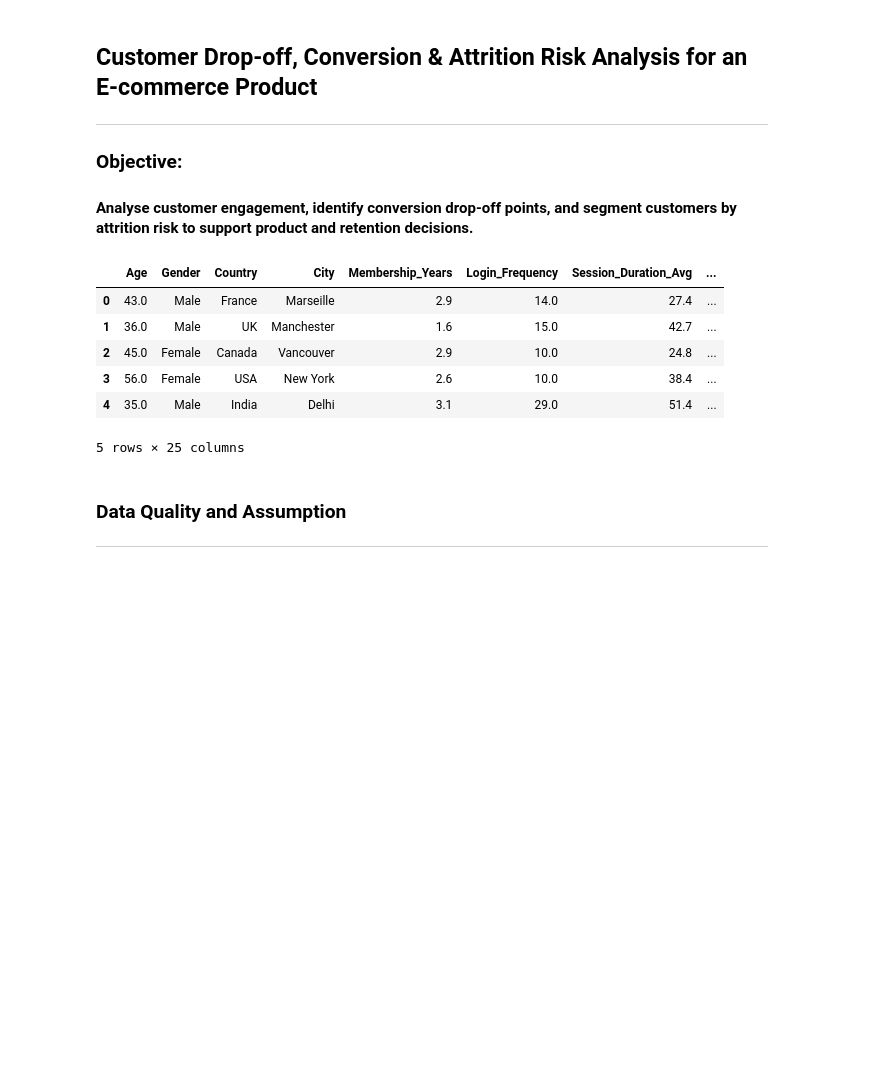
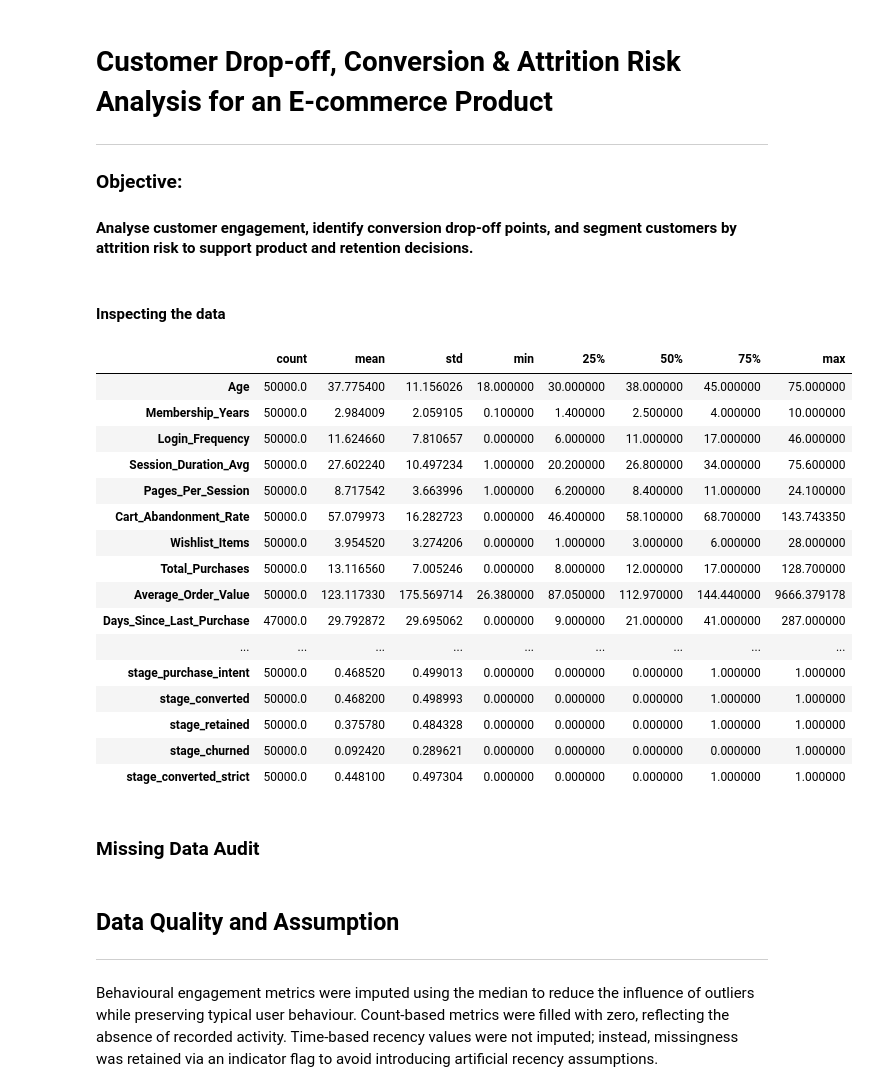
Before and after one commit to SubinDuresh/product-decision-analytics-project, a Jupyter notebook: Notebooks/01_data_cleaning_and_features.ipynb, the cells around one changed output. Drawn from its saved outputs; the diff is of its cells as text; code cells hidden in the pictures; blank space fills up the shorter version.

```diff
--- a/Notebooks/01_data_cleaning_and_features.ipynb
+++ b/Notebooks/01_data_cleaning_and_features.ipynb
@@ -1,20 +1,18 @@
 # %% [markdown]
-<h2>Customer Drop-off, Conversion & Attrition Risk Analysis for an E-commerce Product</h2>
+# Customer Drop-off, Conversion & Attrition Risk Analysis for an E-commerce Product
 
 ---
 
-<h3>Objective:</h3>
-<h4>Analyse customer engagement, identify conversion drop-off points, and segment customers by attrition risk to support product and retention decisions.</h4>
+### Objective:
+#### Analyse customer engagement, identify conversion drop-off points, and segment customers by attrition risk to support product and retention decisions.
 # %%
+# importing the data
 import pandas as pd
-data = pd.read_csv('ecommerce_customer_churn_dataset.csv')
-data.head()
+import numpy as np
+data = pd.read_csv('../data/ecommerce_customer_churn_dataset.csv')
+df = pd.DataFrame(data)
+#initial inspection
+df.head()
-# %% [output]
-|  | Age | Gender | Country | City | Membership_Years | Login_Frequency | Session_Duration_Avg | ... |
-| 0 | 43.0 | Male | France | Marseille | 2.9 | 14.0 | 27.4 | ... |
-| 1 | 36.0 | Male | UK | Manchester | 1.6 | 15.0 | 42.7 | ... |
-| 2 | 45.0 | Female | Canada | Vancouver | 2.9 | 10.0 | 24.8 | ... |
-| 3 | 56.0 | Female | USA | New York | 2.6 | 10.0 | 38.4 | ... |
-| 4 | 35.0 | Male | India | Delhi | 3.1 | 29.0 | 51.4 | ... |
-5 rows × 25 columns
+# %% [markdown]
+#### Inspecting the data
 # %%
@@ -21,0 +22,22 @@ data.info()
+# %%
+df.describe().T
+# %% [output]
+|  | count | mean | std | min | 25% | 50% | 75% | max |
+| Age | 50000.0 | 37.775400 | 11.156026 | 18.000000 | 30.000000 | 38.000000 | 45.000000 | 75.000000 |
+| Membership_Years | 50000.0 | 2.984009 | 2.059105 | 0.100000 | 1.400000 | 2.500000 | 4.000000 | 10.000000 |
+| Login_Frequency | 50000.0 | 11.624660 | 7.810657 | 0.000000 | 6.000000 | 11.000000 | 17.000000 | 46.000000 |
+| Session_Duration_Avg | 50000.0 | 27.602240 | 10.497234 | 1.000000 | 20.200000 | 26.800000 | 34.000000 | 75.600000 |
+| Pages_Per_Session | 50000.0 | 8.717542 | 3.663996 | 1.000000 | 6.200000 | 8.400000 | 11.000000 | 24.100000 |
+| Cart_Abandonment_Rate | 50000.0 | 57.079973 | 16.282723 | 0.000000 | 46.400000 | 58.100000 | 68.700000 | 143.743350 |
+| Wishlist_Items | 50000.0 | 3.954520 | 3.274206 | 0.000000 | 1.000000 | 3.000000 | 6.000000 | 28.000000 |
+| Total_Purchases | 50000.0 | 13.116560 | 7.005246 | 0.000000 | 8.000000 | 12.000000 | 17.000000 | 128.700000 |
+| Average_Order_Value | 50000.0 | 123.117330 | 175.569714 | 26.380000 | 87.050000 | 112.970000 | 144.440000 | 9666.379178 |
+| Days_Since_Last_Purchase | 47000.0 | 29.792872 | 29.695062 | 0.000000 | 9.000000 | 21.000000 | 41.000000 | 287.000000 |
+| ... | ... | ... | ... | ... | ... | ... | ... | ... |
+| stage_purchase_intent | 50000.0 | 0.468520 | 0.499013 | 0.000000 | 0.000000 | 0.000000 | 1.000000 | 1.000000 |
+| stage_converted | 50000.0 | 0.468200 | 0.498993 | 0.000000 | 0.000000 | 0.000000 | 1.000000 | 1.000000 |
+| stage_retained | 50000.0 | 0.375780 | 0.484328 | 0.000000 | 0.000000 | 0.000000 | 1.000000 | 1.000000 |
+| stage_churned | 50000.0 | 0.092420 | 0.289621 | 0.000000 | 0.000000 | 0.000000 | 0.000000 | 1.000000 |
+| stage_converted_strict | 50000.0 | 0.448100 | 0.497304 | 0.000000 | 0.000000 | 0.000000 | 1.000000 | 1.000000 |
+# %% [markdown]
+### Missing Data Audit
@@ -22,6 +54,5 @@ data.info()
 # %% [markdown]
-<h3>Data Quality and Assumption</h3>
+## Data Quality and Assumption
 
 ---
-
-<h4></h4>
+Behavioural engagement metrics were imputed using the median to reduce the influence of outliers while preserving typical user behaviour. Count-based metrics were filled with zero, reflecting the absence of recorded activity. Time-based recency values were not imputed; instead, missingness was retained via an indicator flag to avoid introducing artificial recency assumptions.
```
Also changed, not shown: parts of 55 cells of this notebook, 1 other file.
